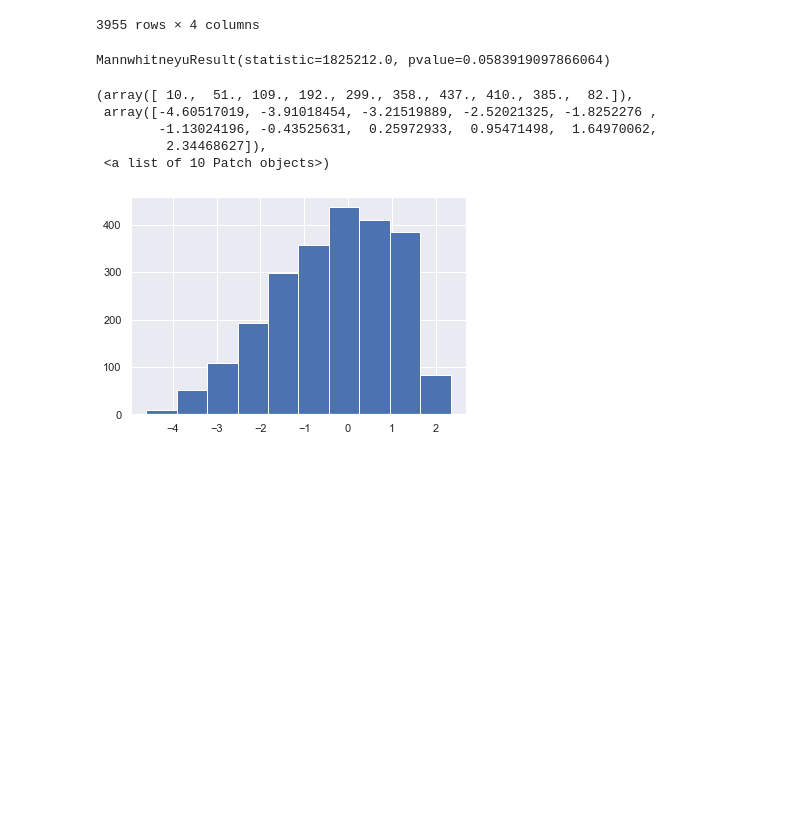
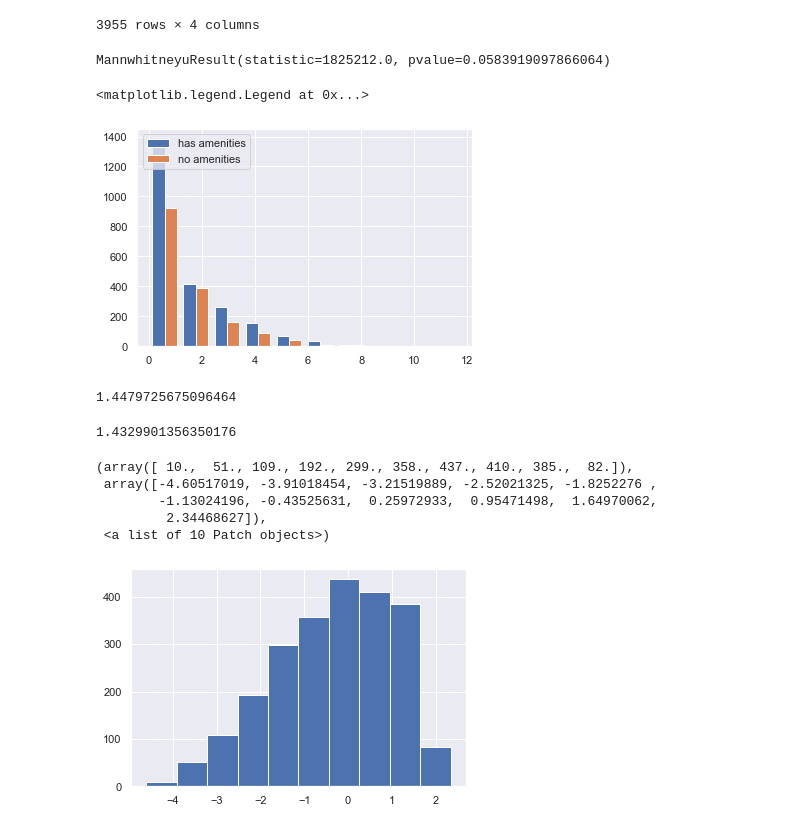
Before and after one commit to jchhuang-tech/geo-stats-data, a Jupyter notebook: airbnb_stats.ipynb, the cells around one changed output. Saved outputs shown, nothing was run; the diff lists cells and outputs as text; code cells hidden in the pictures; blank space fills up the shorter version.

```diff
--- a/airbnb_stats.ipynb
+++ b/airbnb_stats.ipynb
@@ -90,6 +93,20 @@ no_amenities = rpm_ame[rpm_ame['has_amenities'] == False]
 stats.mannwhitneyu(has_amenities['reviews_per_month'], no_amenities['reviews_per_month'], alternative="two-sided")
 # %% [output]
 MannwhitneyuResult(statistic=1825212.0, pvalue=0.0583919097866064)
+# %%
+plt.hist([(has_amenities['reviews_per_month']), (no_amenities['reviews_per_month'])], label=['has amenities','no amenities'])
+plt.legend(loc="upper left")
+# %% [output]
+<matplotlib.legend.Legend at 0x...>
+[figure, added]
+# %%
+np.mean(has_amenities['reviews_per_month'])
+# %% [output]
+1.4479725675096464
+# %%
+np.mean(no_amenities['reviews_per_month'])
+# %% [output]
+1.4329901356350176
 # %%
 plt.hist(np.log(has_amenities['reviews_per_month']))
 # %% [output]
```
Also changed, not shown: parts of 2 cells of this notebook, 6 other files.
